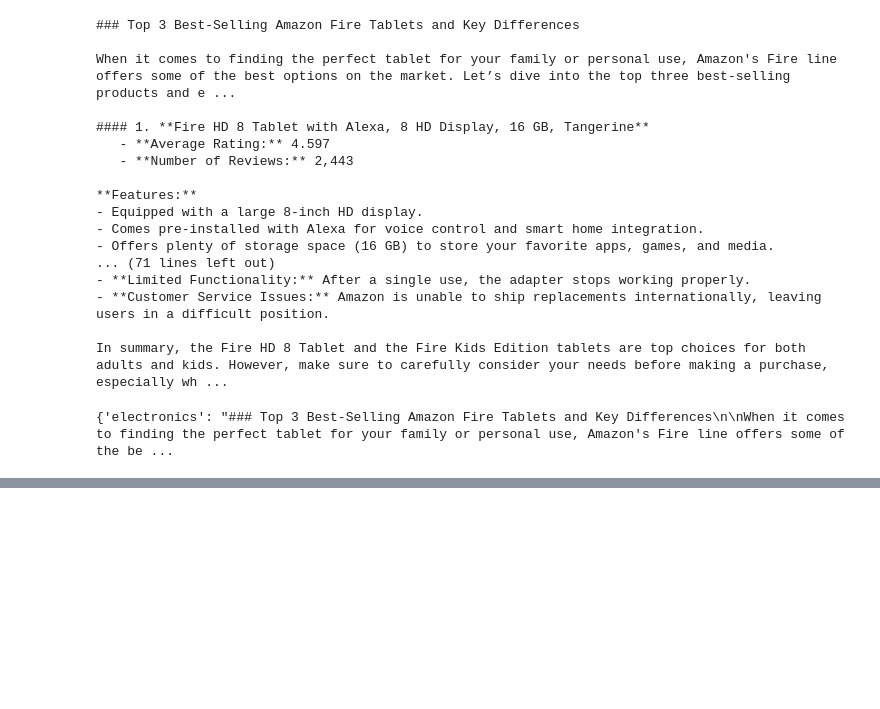
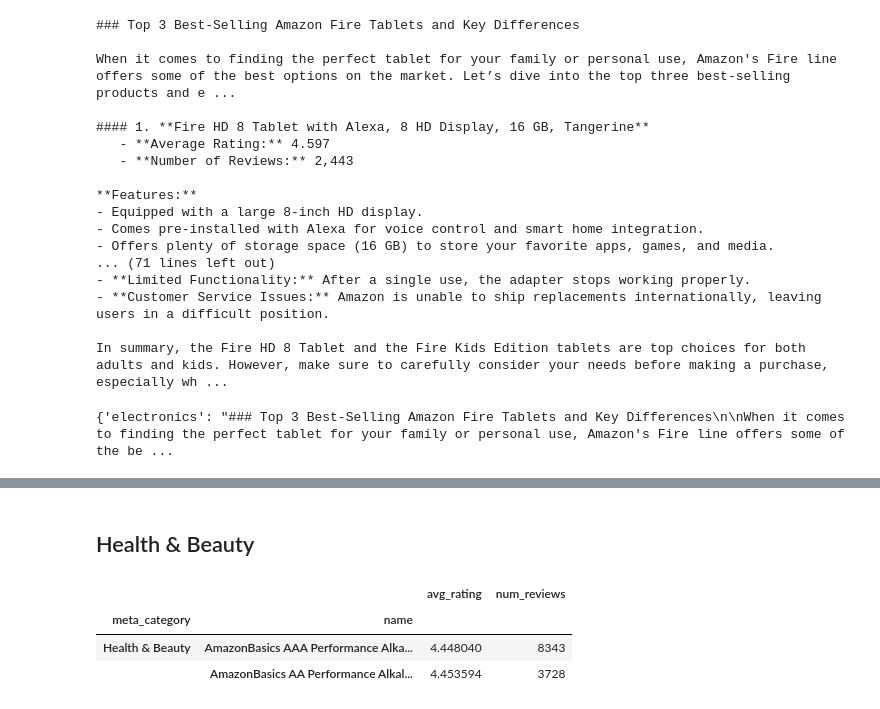
Before and after one commit to chandlershortlidge/project-dsai-business-case-automated-customer-reviews, a Jupyter notebook: notebooks/main.ipynb, the cells around one changed output, grey strips where cells are left out. Saved outputs shown, nothing was run; the diff lists cells and outputs as text; code cells hidden in the pictures; blank space fills up the shorter version.

```diff
--- a/notebooks/main.ipynb
+++ b/notebooks/main.ipynb
@@ -731,0 +904,16 @@ summaries
+# %% [markdown]
+## Health & Beauty
+# %%
+health_beauty = new_df[new_df["meta_category"] == "Health & Beauty"]
+# %%
+top_3_hb = health_beauty.groupby(['meta_category', 'name']).agg(
+    avg_rating=('reviews.rating', 'mean'),
+    num_reviews=('reviews.rating', 'count')
+).sort_values(by='num_reviews', ascending=False).head(3)
+
+top_3_hb
+# %% [output]
+|  |  | avg_rating | num_reviews |
+| meta_category | name |  |  |
+| Health & Beauty | AmazonBasics AAA Performance Alka... | 4.448040 | 8343 |
+|  | AmazonBasics AA Performance Alkal... | 4.453594 | 3728 |
```
Also changed, not shown: parts of 55 cells of this notebook, 3 other files.
